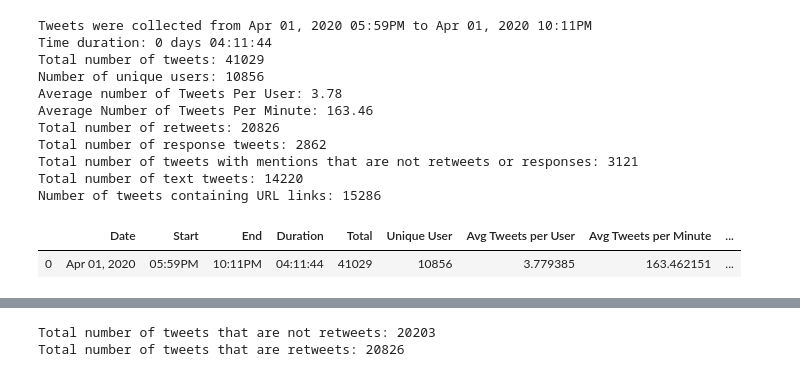
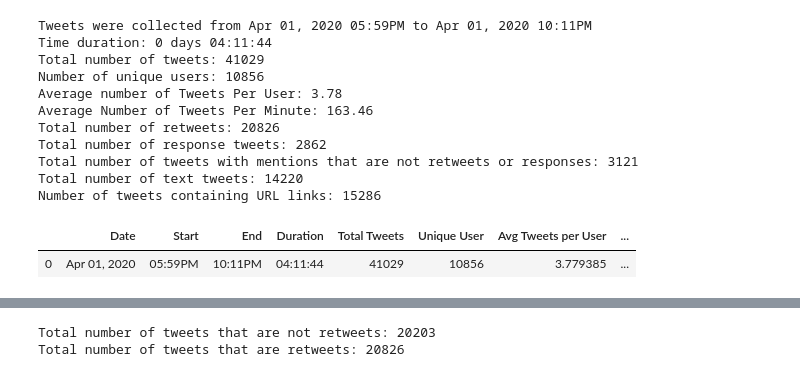
Before and after one commit to cinhui/twitterdashapp, a Jupyter notebook: twitter_analysis_dynamite26.ipynb, the cells around one changed output, grey strips where cells are left out. Cells and saved outputs as stored; diff of their text form; code cells hidden in the pictures.

```diff
--- a/twitter_analysis_dynamite26.ipynb
+++ b/twitter_analysis_dynamite26.ipynb
@@ -134,24 +134,24 @@ Number of tweets containing URL links: 15286
 # %%
 data = {'Date': [tweets_df['created_at'].min().strftime('%b %d, %Y')],
         'Start': [tweets_df['created_at'].min().strftime('%I:%M%p')],
         'End' : [tweets_df['created_at'].max().strftime('%I:%M%p')],
         'Duration' : [timedelta],
-        'Total' : [len(tweets_df)],
+        'Total Tweets' : [len(tweets_df)],
         'Unique User' : [tweets_df['user_name'].nunique()],
         'Avg Tweets per User' : [len(tweets_df)/tweets_df['user_name'].nunique()],
         'Avg Tweets per Minute' : [len(tweets_df)/int(timedelta.total_seconds() / 60)],
         'Num Retweets' : [len(retweet_tweets)],
         'Num Responses' : [len(response_tweets)],
         'Num Mentions' : [len(mention_tweets)],
         'Num Text Tweets' : [len(text_tweets)],
         'Num Tweets URL' : [len(url_tweets)]
        }
 
 summary_df = pd.DataFrame(data)
 summary_df
 # %% [output]
-|  | Date | Start | End | Duration | Total | Unique User | Avg Tweets per User | Avg Tweets per Minute | ... |
-| 0 | Apr 01, 2020 | 05:59PM | 10:11PM | 04:11:44 | 41029 | 10856 | 3.779385 | 163.462151 | ... |
+|  | Date | Start | End | Duration | Total Tweets | Unique User | Avg Tweets per User | ... |
+| 0 | Apr 01, 2020 | 05:59PM | 10:11PM | 04:11:44 | 41029 | 10856 | 3.779385 | ... |
 # %%
 # Pie chart of percentage of tweets by type
 values = [ len(retweet_tweets), len(response_tweets), len(mention_tweets), len(text_tweets)]
```
Also changed, not shown: parts of 8 cells of this notebook, 2 other files.
